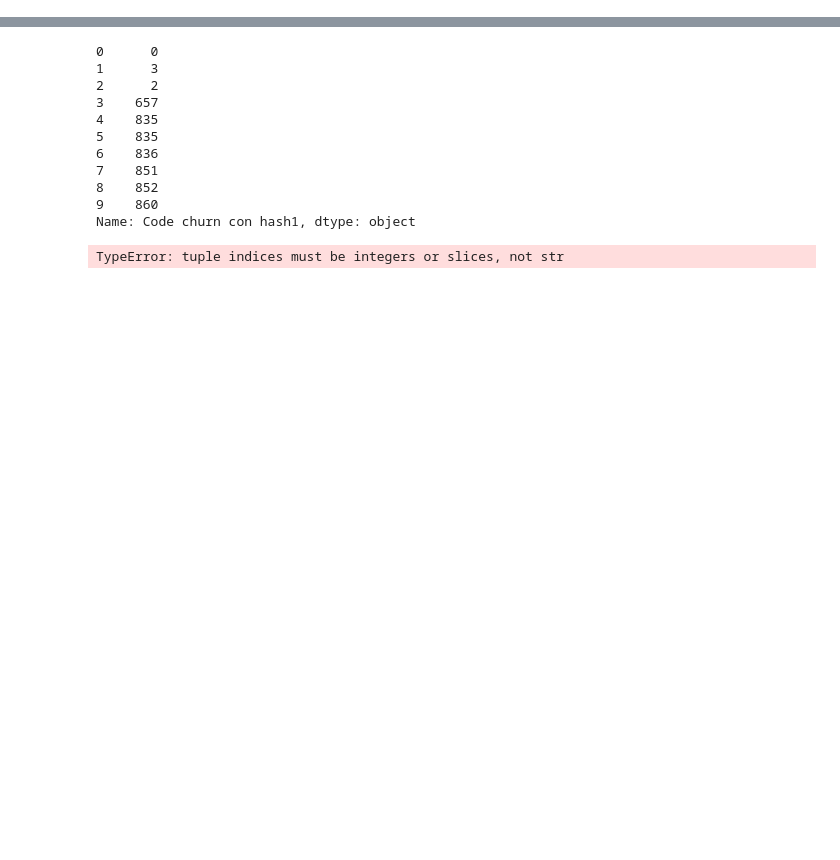
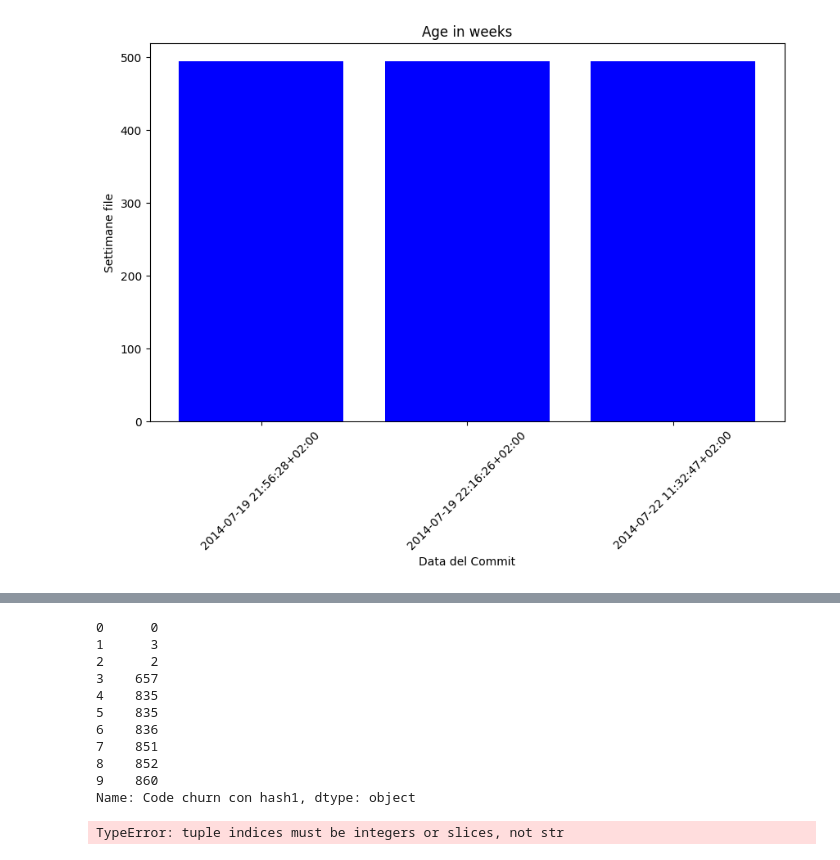
Before and after one commit to CostaMart/ing-soft2, a Jupyter notebook: provepm.ipynb, the cells around one changed output, grey strips where cells are left out. Cells and saved outputs as stored; diff of their text form; code cells hidden in the pictures; blank space fills up the shorter version.

```diff
--- a/provepm.ipynb
+++ b/provepm.ipynb
@@ -40,0 +31,5 @@ result
+# %%
+plotW = co.weeks(result)
+plotW.show()
+# %% [output]
+[figure, added]
```
Also changed, not shown: parts of 12 cells of this notebook, 2 other files.
